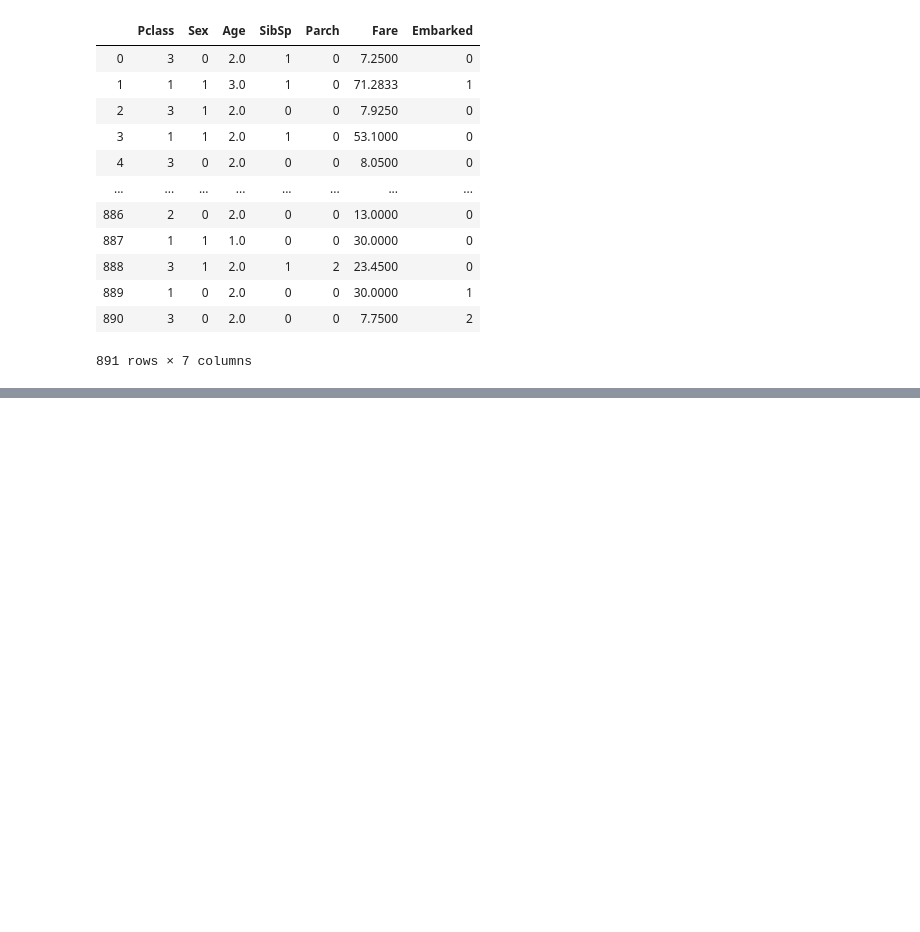
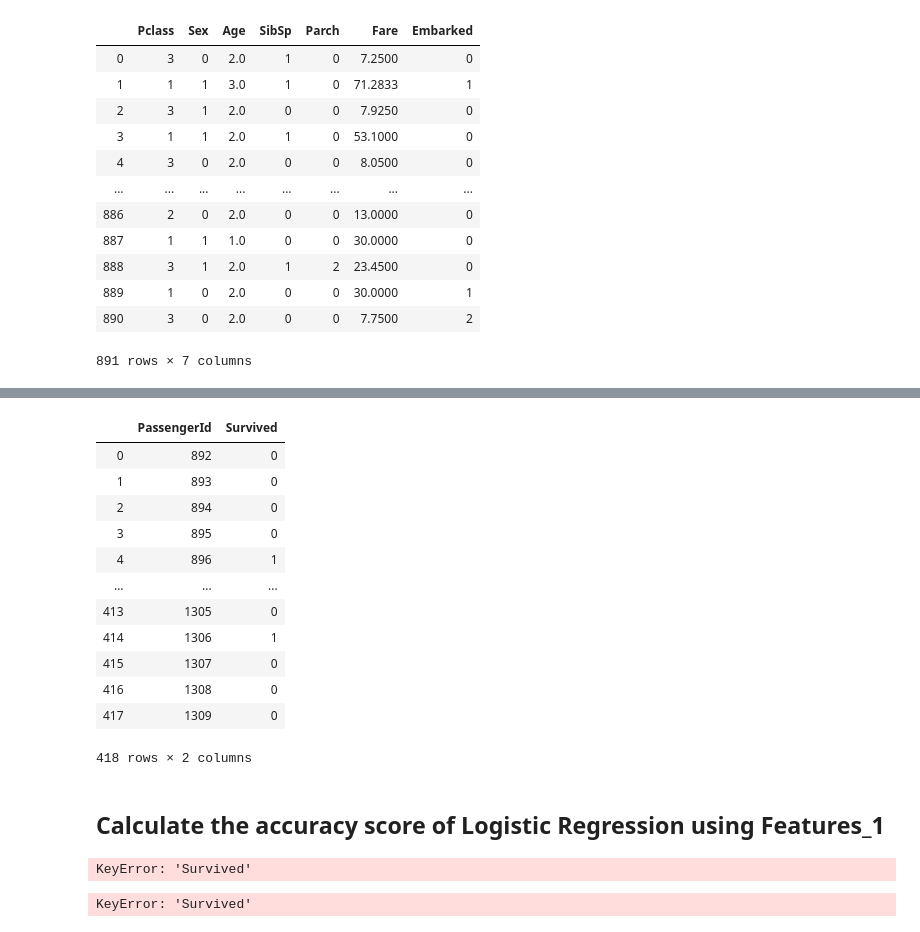
Before and after one commit to RachelPengmkt/Titanic-Machine-Learning-from-Disaster-Classification-Prediction, a Jupyter notebook: Titanic-Machine-Learning-from-Disaster-Classification-Prediction.ipynb, the cells around one changed output, grey strips where cells are left out. Saved outputs shown, nothing was run; the diff lists cells and outputs as text; code cells hidden in the pictures; blank space fills up the shorter version.

Commit message:
added prediction

```diff
--- a/Titanic-Machine-Learning-from-Disaster-Classification-Prediction.ipynb
+++ b/Titanic-Machine-Learning-from-Disaster-Classification-Prediction.ipynb
@@ -262,7 +303,7 @@ It looks like most passengers didn't survive
 ## Features for the classification algorithm
 # %%
 # The initial features include variables as below
-features = ['Pclass',
+features_1 = ['Pclass',
              'Sex',
              'Age',
              'SibSp',
@@ -273,7 +314,7 @@ features = ['Pclass',
 target = 'Survived'
 # %%
 # Extract the feature columns and target column
-train_data = train_data[features + [target]]
+train_data = train_data[features_1 + [target]]
 # %%
 train_data
 # %% [output]
@@ -317,4 +358,4 @@ from sklearn.linear_model import LogisticRegression
 logisticRegr = LogisticRegression()
 
 #Step 3. Training the model on the data, storing the information learned from the data
-features_model = logisticRegr.fit(train_data[features], train_data[target])
+features_1_model = logisticRegr.fit(train_data[features], train_data[target])
@@ -320,0 +407,3 @@ features_model = logisticRegr.fit(train_data[features], train_data[target])
+# %%
+y_pred_features_1=features_1_model.predict(test_data[features_1])
+y_pred_features_1
@@ -320,0 +450,37 @@ features_model = logisticRegr.fit(train_data[features], train_data[target])
+# %%
+# Convert a list of list to a list
+y_pred_flat = [item for sublist in y_pred_features_1.reshape(-1,1).tolist() for item in sublist]
+
+# Print out the weight for each feature
+feature_1_pred = pd.DataFrame(
+    {'PassengerId': test_data['PassengerId'],
+     'Survived': y_pred_flat
+    })
+feature_1_pred
+# %% [output]
+|  | PassengerId | Survived |
+| 0 | 892 | 0 |
+| 1 | 893 | 0 |
+| 2 | 894 | 0 |
+| 3 | 895 | 0 |
+| 4 | 896 | 1 |
+| ... | ... | ... |
+| 413 | 1305 | 0 |
+| 414 | 1306 | 1 |
+| 415 | 1307 | 0 |
+| 416 | 1308 | 0 |
+| 417 | 1309 | 0 |
+418 rows × 2 columns
+# %% [markdown]
+## Calculate the accuracy score of Logistic Regression using Features_1
+# %%
+test_data[target]
+# %% [output]
+KeyError: 'Survived'
+# %%
+from sklearn.metrics import accuracy_score
+y_true_features_1 = test_data[target]
+accuracy_score(y_true_features_1, y_pred_features_1)
+print('answer: the accuracy of feature 1 logistic regression model is',accuracy_score(accuracy_score(y_true_features_1, y_pred_features_1), accuracy_score(y_true_features_1, y_pred_features_1)))
+# %% [output]
+KeyError: 'Survived'
```
Also changed, not shown: parts of 35 cells of this notebook.
